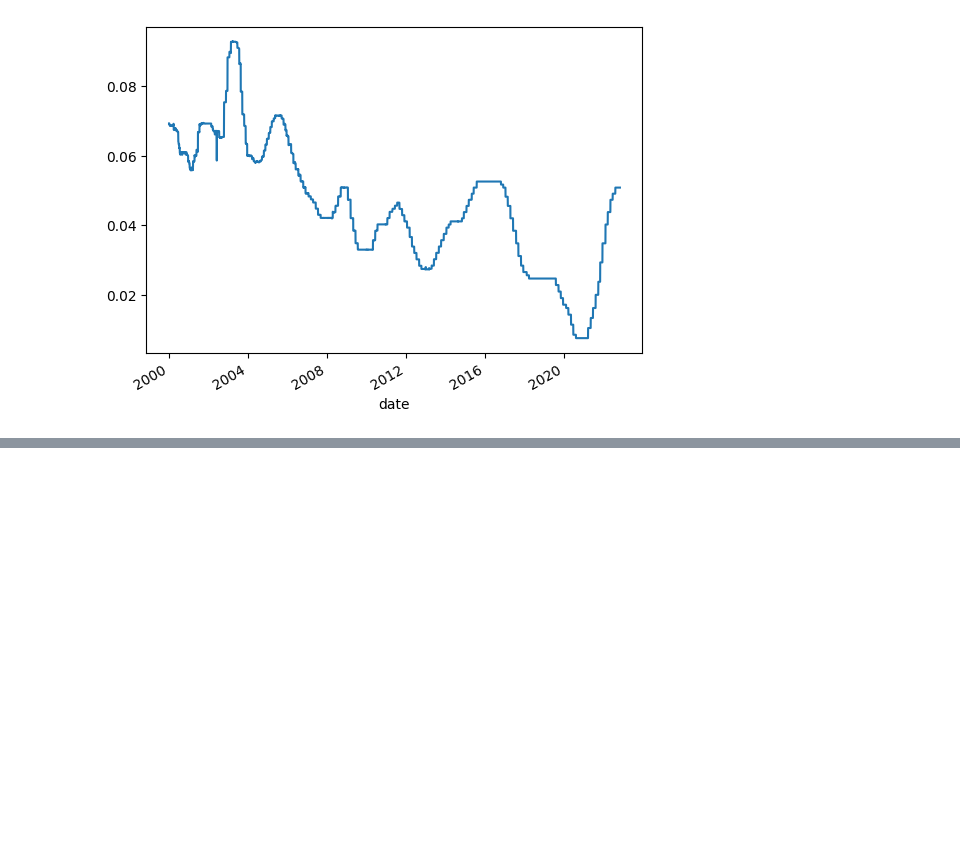
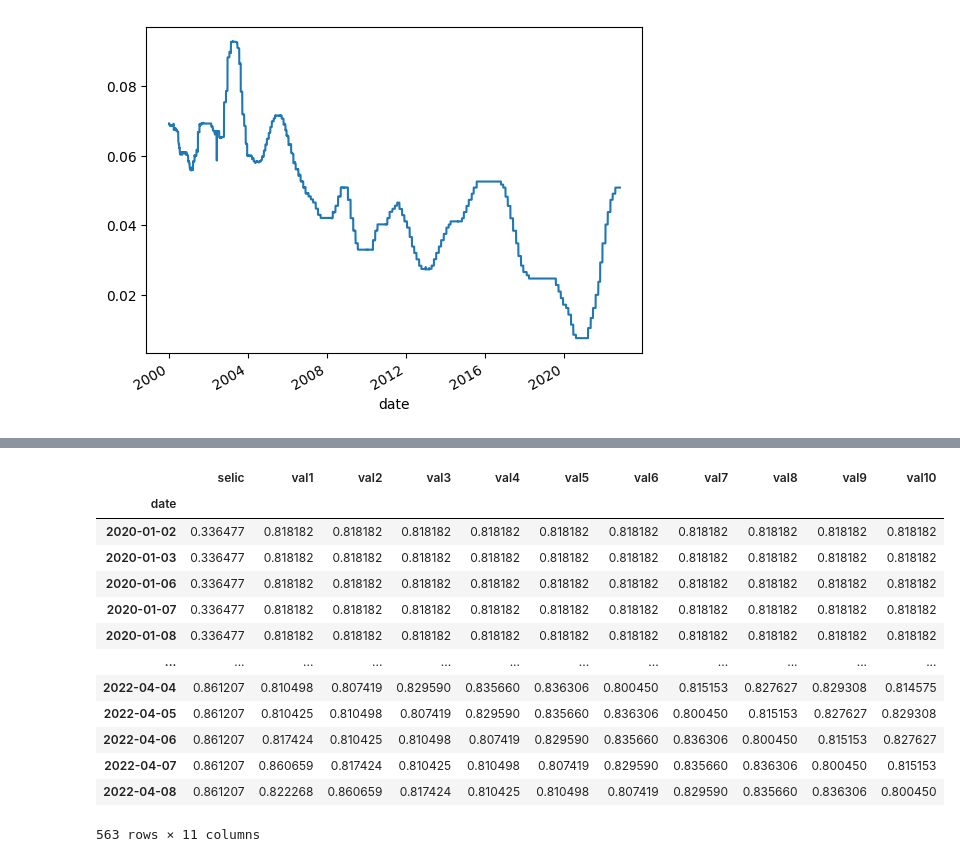
Before and after one commit to xxbielxd/Modelo-de-Predi-o-da-Bolsa-de-Valores, a Jupyter notebook: script.ipynb, the cells around one changed output, grey strips where cells are left out. Saved outputs shown, nothing was run; the diff lists cells and outputs as text; code cells hidden in the pictures; blank space fills up the shorter version.

```diff
--- a/script.ipynb
+++ b/script.ipynb
@@ -331,0 +342,17 @@ model.fit(x_train, y_train, batch_size=1, epochs=1)
+# %%
+X_train
+# %% [output]
+|  | selic | val1 | val2 | val3 | val4 | val5 | val6 | val7 | val8 | val9 | val10 |
+| date |  |  |  |  |  |  |  |  |  |  |  |
+| 2020-01-02 | 0.336477 | 0.818182 | 0.818182 | 0.818182 | 0.818182 | 0.818182 | 0.818182 | 0.818182 | 0.818182 | 0.818182 | 0.818182 |
+| 2020-01-03 | 0.336477 | 0.818182 | 0.818182 | 0.818182 | 0.818182 | 0.818182 | 0.818182 | 0.818182 | 0.818182 | 0.818182 | 0.818182 |
+| 2020-01-06 | 0.336477 | 0.818182 | 0.818182 | 0.818182 | 0.818182 | 0.818182 | 0.818182 | 0.818182 | 0.818182 | 0.818182 | 0.818182 |
+| 2020-01-07 | 0.336477 | 0.818182 | 0.818182 | 0.818182 | 0.818182 | 0.818182 | 0.818182 | 0.818182 | 0.818182 | 0.818182 | 0.818182 |
+| 2020-01-08 | 0.336477 | 0.818182 | 0.818182 | 0.818182 | 0.818182 | 0.818182 | 0.818182 | 0.818182 | 0.818182 | 0.818182 | 0.818182 |
+| ... | ... | ... | ... | ... | ... | ... | ... | ... | ... | ... | ... |
+| 2022-04-04 | 0.861207 | 0.810498 | 0.807419 | 0.829590 | 0.835660 | 0.836306 | 0.800450 | 0.815153 | 0.827627 | 0.829308 | 0.814575 |
+| 2022-04-05 | 0.861207 | 0.810425 | 0.810498 | 0.807419 | 0.829590 | 0.835660 | 0.836306 | 0.800450 | 0.815153 | 0.827627 | 0.829308 |
+| 2022-04-06 | 0.861207 | 0.817424 | 0.810425 | 0.810498 | 0.807419 | 0.829590 | 0.835660 | 0.836306 | 0.800450 | 0.815153 | 0.827627 |
+| 2022-04-07 | 0.861207 | 0.860659 | 0.817424 | 0.810425 | 0.810498 | 0.807419 | 0.829590 | 0.835660 | 0.836306 | 0.800450 | 0.815153 |
+| 2022-04-08 | 0.861207 | 0.822268 | 0.860659 | 0.817424 | 0.810425 | 0.810498 | 0.807419 | 0.829590 | 0.835660 | 0.836306 | 0.800450 |
+563 rows × 11 columns
```
Also changed, not shown: parts of 12 cells of this notebook, 1 other file.
